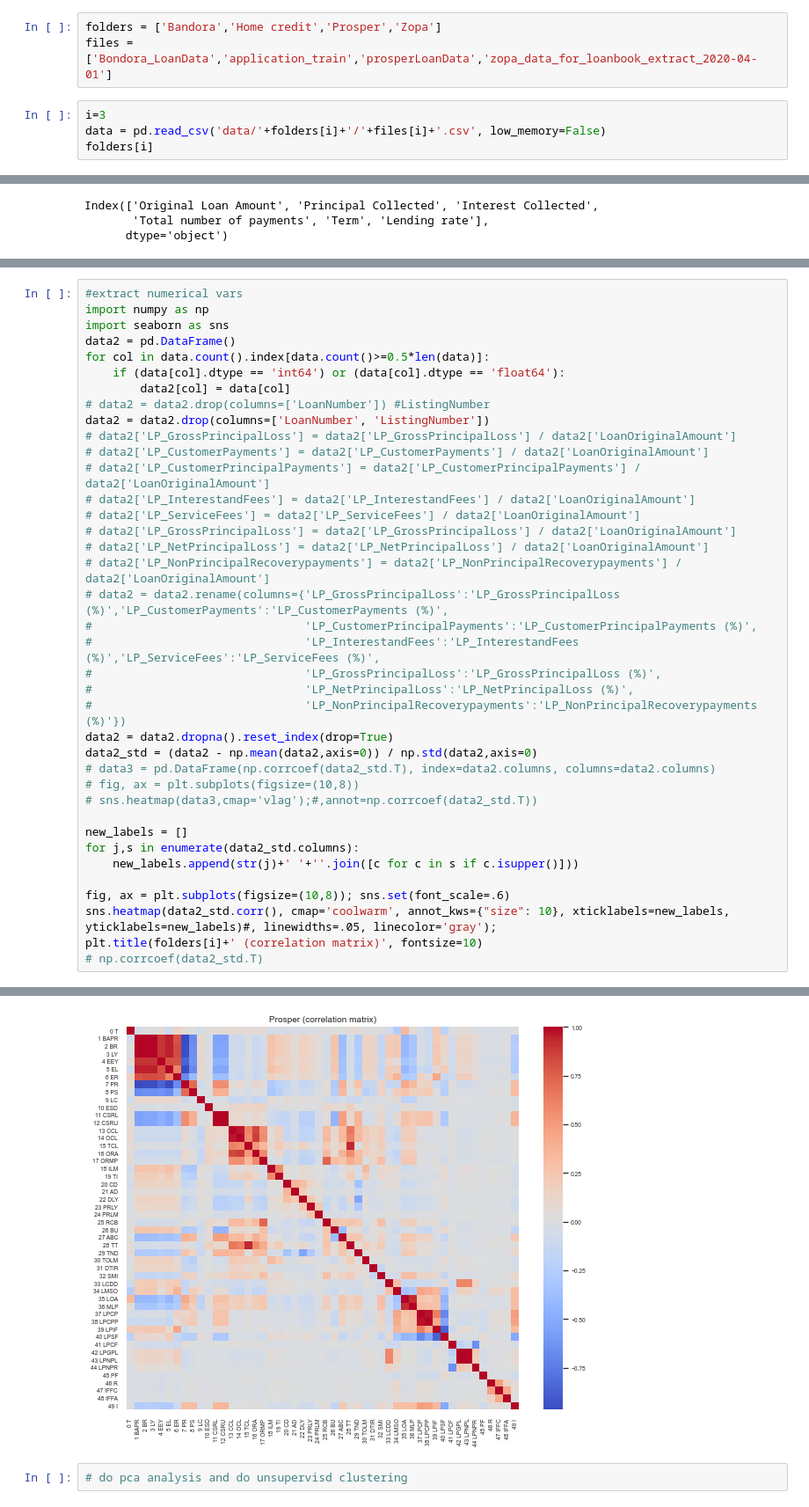
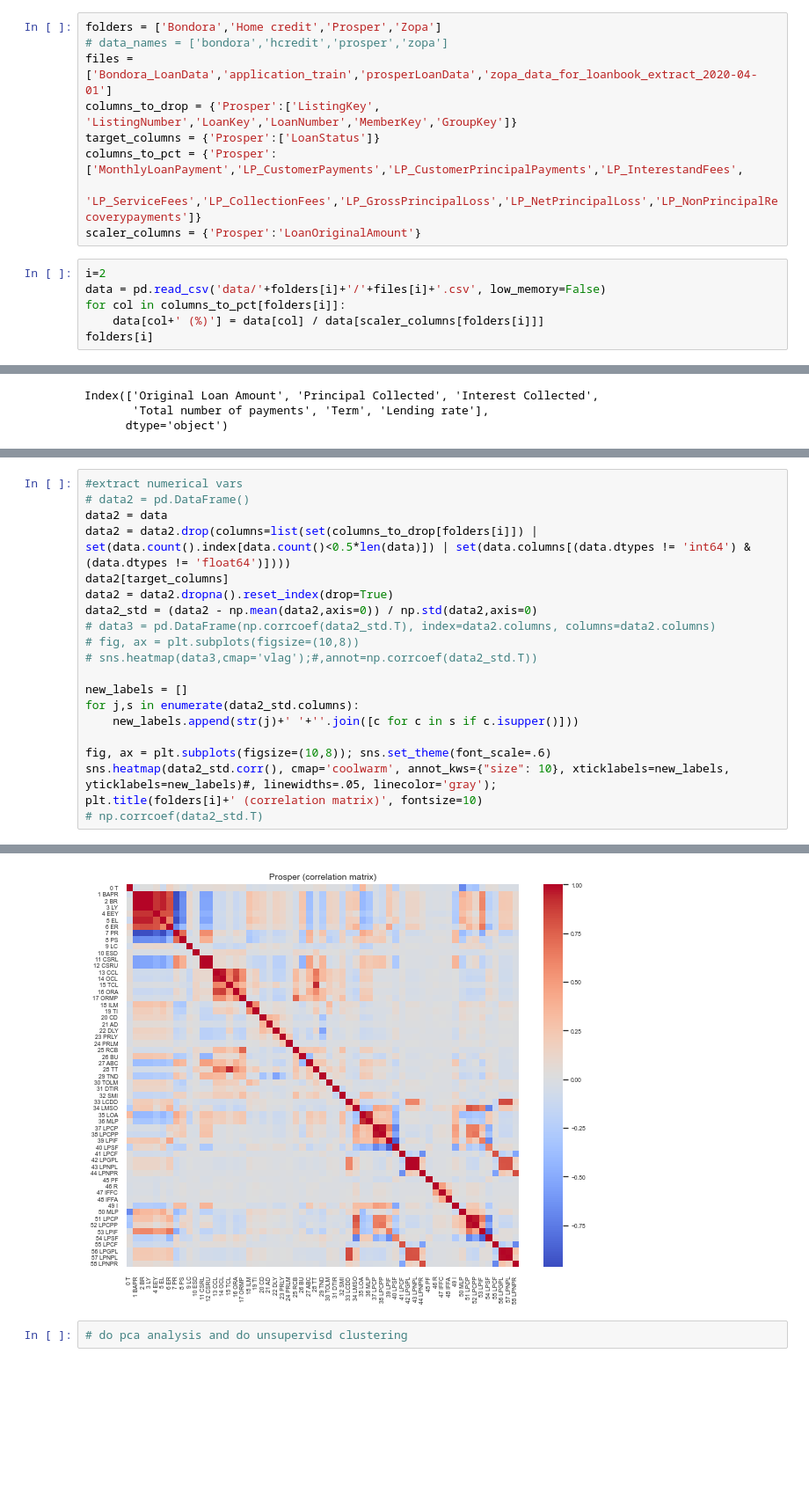
Before and after one commit to nsydn/fraud, a Jupyter notebook: fraud.ipynb, the cells around one changed output, grey strips where cells are left out. Shown at 88% size. Saved outputs shown, nothing was run; the diff lists cells and outputs as text; blank space fills up the shorter version.

```diff
--- a/fraud.ipynb
+++ b/fraud.ipynb
@@ -8,8 +10,16 @@ import seaborn as sns
 # %%
-folders = ['Bandora','Home credit','Prosper','Zopa']
+folders = ['Bondora','Home credit','Prosper','Zopa']
+# data_names = ['bondora','hcredit','prosper','zopa']
 files = ['Bondora_LoanData','application_train','prosperLoanData','zopa_data_for_loanbook_extract_2020-04-01']
+columns_to_drop = {'Prosper':['ListingKey', 'ListingNumber','LoanKey','LoanNumber','MemberKey','GroupKey']}
+target_columns = {'Prosper':['LoanStatus']}
+columns_to_pct = {'Prosper':['MonthlyLoanPayment','LP_CustomerPayments','LP_CustomerPrincipalPayments','LP_InterestandFees',
+                             'LP_ServiceFees','LP_CollectionFees','LP_GrossPrincipalLoss','LP_NetPrincipalLoss','LP_NonPrincipalRecoverypayments']}
+scaler_columns = {'Prosper':'LoanOriginalAmount'}
 # %%
-i=3
+i=2
 data = pd.read_csv('data/'+folders[i]+'/'+files[i]+'.csv', low_memory=False)
+for col in columns_to_pct[folders[i]]:
+    data[col+' (%)'] = data[col] / data[scaler_columns[folders[i]]]
 folders[i]
 # %% [output]
@@ -83,44 +94,26 @@ plt.hist(np.array(data3));
 # %%
 #extract numerical vars
-import numpy as np
-import seaborn as sns
-data2 = pd.DataFrame()
-for col in data.count().index[data.count()>=0.5*len(data)]:
-    if (data[col].dtype == 'int64') or (data[col].dtype == 'float64'):
-        data2[col] = data[col]
-# data2 = data2.drop(columns=['LoanNumber']) #ListingNumber
-data2 = data2.drop(columns=['LoanNumber', 'ListingNumber'])
-# data2['LP_GrossPrincipalLoss'] = data2['LP_GrossPrincipalLoss'] / data2['LoanOriginalAmount']
-# data2['LP_CustomerPayments'] = data2['LP_CustomerPayments'] / data2['LoanOriginalAmount']
-# data2['LP_CustomerPrincipalPayments'] = data2['LP_CustomerPrincipalPayments'] / data2['LoanOriginalAmount']
-# data2['LP_InterestandFees'] = data2['LP_InterestandFees'] / data2['LoanOriginalAmount']
-# data2['LP_ServiceFees'] = data2['LP_ServiceFees'] / data2['LoanOriginalAmount']
-# data2['LP_GrossPrincipalLoss'] = data2['LP_GrossPrincipalLoss'] / data2['LoanOriginalAmount']
-# data2['LP_NetPrincipalLoss'] = data2['LP_NetPrincipalLoss'] / data2['LoanOriginalAmount']
-# data2['LP_NonPrincipalRecoverypayments'] = data2['LP_NonPrincipalRecoverypayments'] / data2['LoanOriginalAmount']
-# data2 = data2.rename(columns={'LP_GrossPrincipalLoss':'LP_GrossPrincipalLoss (%)','LP_CustomerPayments':'LP_CustomerPayments (%)',
-#                               'LP_CustomerPrincipalPayments':'LP_CustomerPrincipalPayments (%)',
-#                               'LP_InterestandFees':'LP_InterestandFees (%)','LP_ServiceFees':'LP_ServiceFees (%)',
-#                               'LP_GrossPrincipalLoss':'LP_GrossPrincipalLoss (%)',
-#                               'LP_NetPrincipalLoss':'LP_NetPrincipalLoss (%)',
-#                               'LP_NonPrincipalRecoverypayments':'LP_NonPrincipalRecoverypayments (%)'})
+# data2 = pd.DataFrame()
+data2 = data
+data2 = data2.drop(columns=list(set(columns_to_drop[folders[i]]) | set(data.count().index[data.count()<0.5*len(data)]) | set(data.columns[(data.dtypes != 'int64') & (data.dtypes != 'float64')])))
+data2[target_columns]
 data2 = data2.dropna().reset_index(drop=True)
 data2_std = (data2 - np.mean(data2,axis=0)) / np.std(data2,axis=0)
 # data3 = pd.DataFrame(np.corrcoef(data2_std.T), index=data2.columns, columns=data2.columns)
 # fig, ax = plt.subplots(figsize=(10,8))
 # sns.heatmap(data3,cmap='vlag');#,annot=np.corrcoef(data2_std.T))
 
 new_labels = []
 for j,s in enumerate(data2_std.columns):
     new_labels.append(str(j)+' '+''.join([c for c in s if c.isupper()]))
 
-fig, ax = plt.subplots(figsize=(10,8)); sns.set(font_scale=.6)
+fig, ax = plt.subplots(figsize=(10,8)); sns.set_theme(font_scale=.6)
 sns.heatmap(data2_std.corr(), cmap='coolwarm', annot_kws={"size": 10}, xticklabels=new_labels, yticklabels=new_labels)#, linewidths=.05, linecolor='gray');
 plt.title(folders[i]+' (correlation matrix)', fontsize=10)
 # np.corrcoef(data2_std.T)
 # %% [output]
 Text(0.5, 1.0, 'Prosper (correlation matrix)')
-[figure, old version]
+[figure, new version]
 # %%
 # do pca analysis and do unsupervisd clustering
 # %%
```
Also changed, not shown: parts of 9 cells of this notebook.
